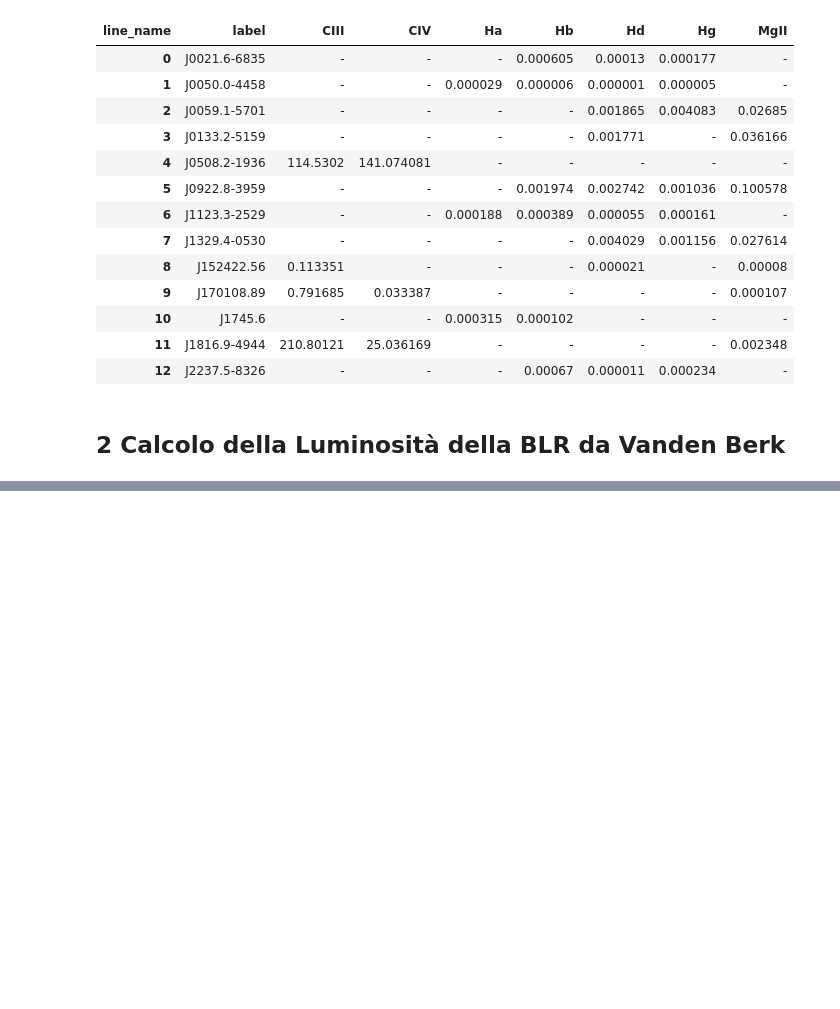
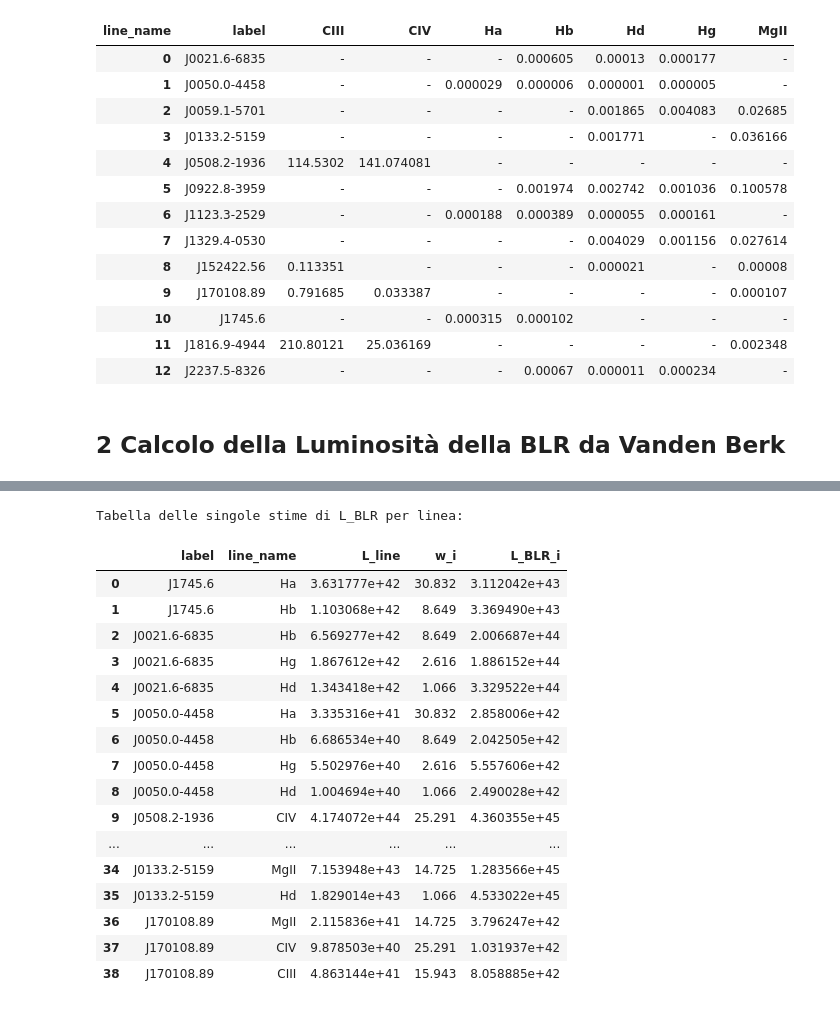
Before and after one commit to maddaba/Programmi_per_tesi, a Jupyter notebook: calcolo_cf_4_scenari.ipynb, the cells around one changed output, grey strips where cells are left out. Saved outputs shown, nothing was run; the diff lists cells and outputs as text; code cells hidden in the pictures; blank space fills up the shorter version.

```diff
--- a/calcolo_cf_4_scenari.ipynb
+++ b/calcolo_cf_4_scenari.ipynb
@@ -758,0 +574,40 @@ with open("L_BLR_tabelle_per_blazar.csv", "w") as f:
+# %%
+# Tengo una sola volta le linee osservate per ciascun blazar
+# (L_line non dipende dallo scenario, quindi elimino i duplicati)
+
+df_lblr_linee = df_risultati_finali[["label", "line_name", "L_line"]].copy()
+df_lblr_linee = df_lblr_linee.drop_duplicates()
+
+# associo a ogni linea il peso nel template di Vanden Berk
+df_lblr_linee["w_i"] = df_lblr_linee["line_name"].map(BLR_WEIGHTS_VANDENBERK)
+
+# tengo solo le linee presenti nel template
+df_lblr_linee = df_lblr_linee[df_lblr_linee["w_i"].notna()].copy()
+
+# Per ogni singola linea stimo una luminosità totale della BLR:
+# L_BLR_i = L_line * (BLR_TOTAL_VANDENBERK / w_i)
+df_lblr_linee["L_BLR_i"] = (
+    df_lblr_linee["L_line"] * BLR_TOTAL_VANDENBERK / df_lblr_linee["w_i"]
+)
+
+print("Tabella delle singole stime di L_BLR per linea:")
+display(df_lblr_linee)
+# %% [output]
+Tabella delle singole stime di L_BLR per linea:
+|  | label | line_name | L_line | w_i | L_BLR_i |
+| 0 | J1745.6 | Ha | 3.631777e+42 | 30.832 | 3.112042e+43 |
+| 1 | J1745.6 | Hb | 1.103068e+42 | 8.649 | 3.369490e+43 |
+| 2 | J0021.6-6835 | Hb | 6.569277e+42 | 8.649 | 2.006687e+44 |
+| 3 | J0021.6-6835 | Hg | 1.867612e+42 | 2.616 | 1.886152e+44 |
+| 4 | J0021.6-6835 | Hd | 1.343418e+42 | 1.066 | 3.329522e+44 |
+| 5 | J0050.0-4458 | Ha | 3.335316e+41 | 30.832 | 2.858006e+42 |
+| 6 | J0050.0-4458 | Hb | 6.686534e+40 | 8.649 | 2.042505e+42 |
+| 7 | J0050.0-4458 | Hg | 5.502976e+40 | 2.616 | 5.557606e+42 |
+| 8 | J0050.0-4458 | Hd | 1.004694e+40 | 1.066 | 2.490028e+42 |
+| 9 | J0508.2-1936 | CIV | 4.174072e+44 | 25.291 | 4.360355e+45 |
+| ... | ... | ... | ... | ... | ... |
+| 34 | J0133.2-5159 | MgII | 7.153948e+43 | 14.725 | 1.283566e+45 |
+| 35 | J0133.2-5159 | Hd | 1.829014e+43 | 1.066 | 4.533022e+45 |
+| 36 | J170108.89 | MgII | 2.115836e+41 | 14.725 | 3.796247e+42 |
+| 37 | J170108.89 | CIV | 9.878503e+40 | 25.291 | 1.031937e+42 |
+| 38 | J170108.89 | CIII | 4.863144e+41 | 15.943 | 8.058885e+42 |
```
Also changed, not shown: parts of 13 cells of this notebook.
